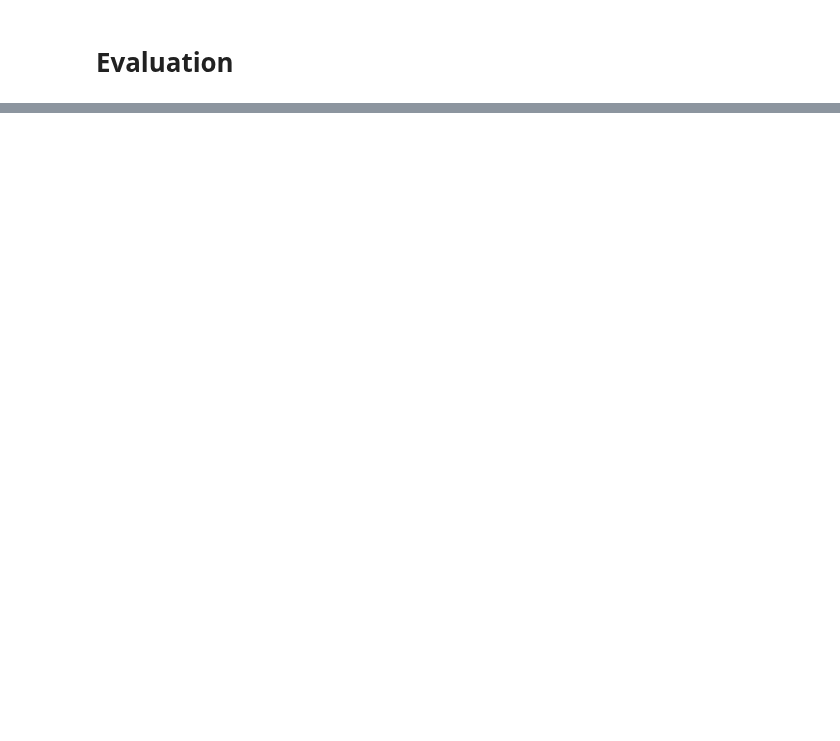
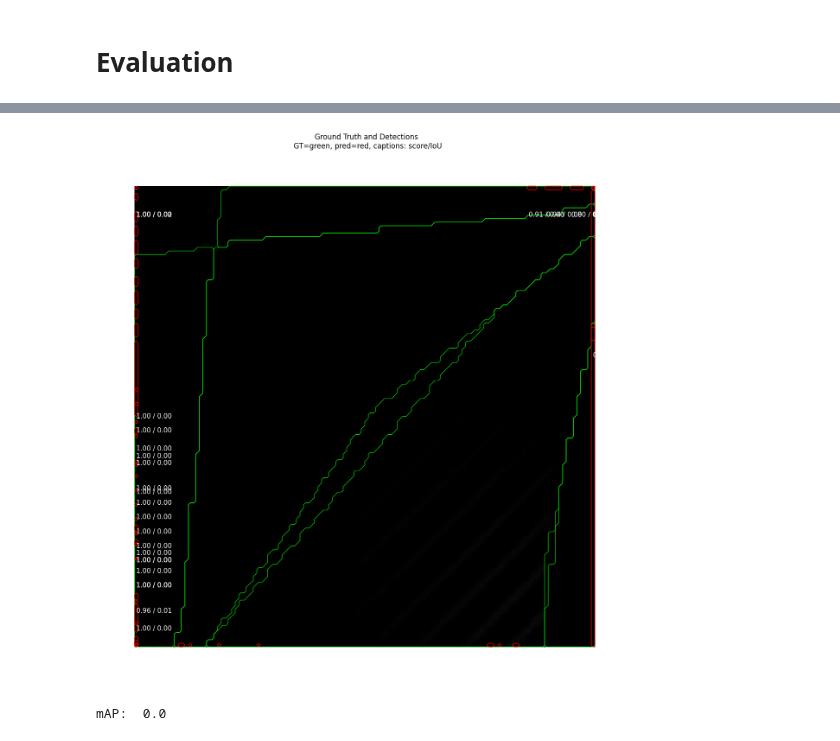
Before and after one commit to mainCSG/QuantumDotControl, a Jupyter notebook: autotuning/coarse_tuning/models/mask_rcnn/train_csd.ipynb, the cells around one changed output, grey strips where cells are left out. Saved outputs shown, nothing was run; the diff lists cells and outputs as text; code cells hidden in the pictures; blank space fills up the shorter version.

```diff
--- a/autotuning/coarse_tuning/models/mask_rcnn/train_csd.ipynb
+++ b/autotuning/coarse_tuning/models/mask_rcnn/train_csd.ipynb
@@ -70,6 +80,8 @@ class qFlowConfig(Config):
     GPU_COUNT = 1
     IMAGES_PER_GPU = 4
 
+    LEARNING_RATE = 0.005
+
     # Number of classes (including background)
     NUM_CLASSES = 1 + 3  # background + 3 regimes (0, 1, 2 QD)
 
@@ -78,8 +90,12 @@ class qFlowConfig(Config):
     IMAGE_MIN_DIM = 128
     IMAGE_MAX_DIM = 128
 
+    MAX_GT_INSTANCES = 10
+
+    DETECTION_MIN_CONFIDENCE = 0.7
+
     # Use smaller anchors because our image and objects are small
-    RPN_ANCHOR_SCALES = (8, 16, 32, 64, 128)  # anchor side in pixels
+    RPN_ANCHOR_SCALES = (4,8,16,32,64)  # anchor side in pixels
 
     # Reduce training ROIs per image because the images are small and have
     # few objects. Aim to allow ROI sampling to pick 33% positive ROIs.
@@ -354,7 +388,7 @@ model = modellib.MaskRCNN(mode="training", config=config,
                           model_dir=MODEL_DIR)
 # %%
 # Which weights to start with?
-init_with = "coco"  # imagenet, coco, or last
+init_with = "last"  # imagenet, coco, or last
 
 if init_with == "imagenet":
     model.load_weights(model.get_imagenet_weights(), by_name=True)
@@ -386,5 +490,5 @@ model.train(dataset_train, dataset_val,
 # train by name pattern.
 model.train(dataset_train, dataset_val,
             learning_rate=config.LEARNING_RATE / 10,
-            epochs=2,
+            epochs=1,
             layers="all")
@@ -430,7 +562,7 @@ visualize.display_instances(original_image, gt_bbox, gt_mask, gt_class_id,
 # %%
 # Compute VOC-Style mAP @ IoU=0.5
 # Running on 10 images. Increase for better accuracy.
-image_ids = np.random.choice(dataset_val.image_ids, 10)
+image_ids = np.random.choice(dataset_val.image_ids, 1)
 APs = []
 for image_id in image_ids:
     # Load image and ground truth data
@@ -457,3 +589,4 @@ show_box=False, show_mask=False,
 iou_threshold=0.5, score_threshold=0.5)
 
 print("mAP: ", np.mean(APs))
+# %% [output]
@@ -459,0 +601,2 @@ print("mAP: ", np.mean(APs))
+[figure, added]
+mAP:  0.0
```
Also changed, not shown: parts of 10 cells of this notebook, 1 other file.
